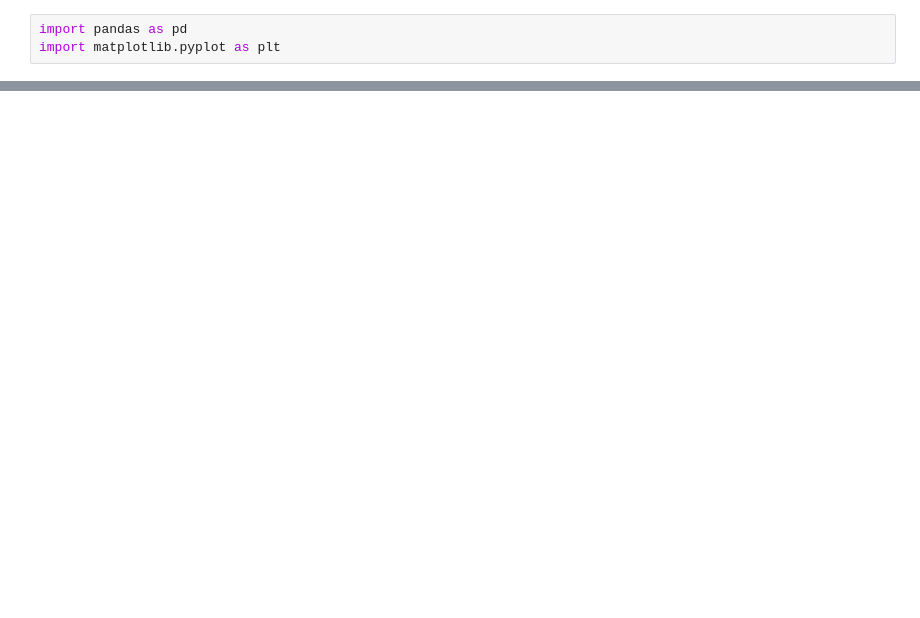
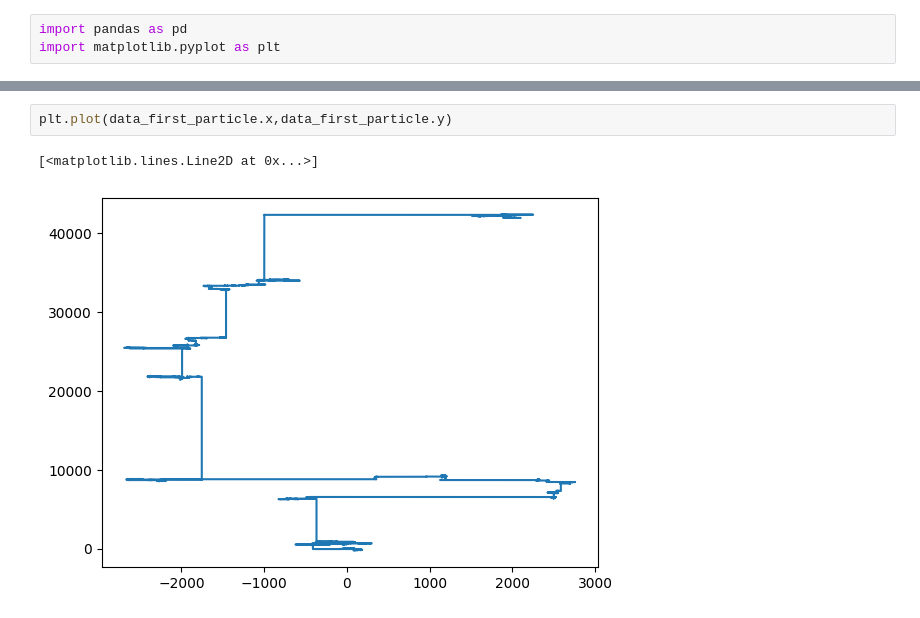
Before and after one commit to Mis-prog/matmod-8sem, a Jupyter notebook: lab1/misha/report/result.ipynb, the cells around one changed output, grey strips where cells are left out. Saved outputs shown, nothing was run; the diff lists cells and outputs as text; blank space fills up the shorter version.

```diff
--- a/lab1/misha/report/result.ipynb
+++ b/lab1/misha/report/result.ipynb
@@ -26,0 +45,5 @@ plt.plot(data['<ΔR^2>'])
+# %%
+plt.plot(data_first_particle.x,data_first_particle.y)
+# %% [output]
+[<matplotlib.lines.Line2D at 0x...>]
+[figure, added]
```
Also changed, not shown: parts of 6 cells of this notebook, 6 other files.
